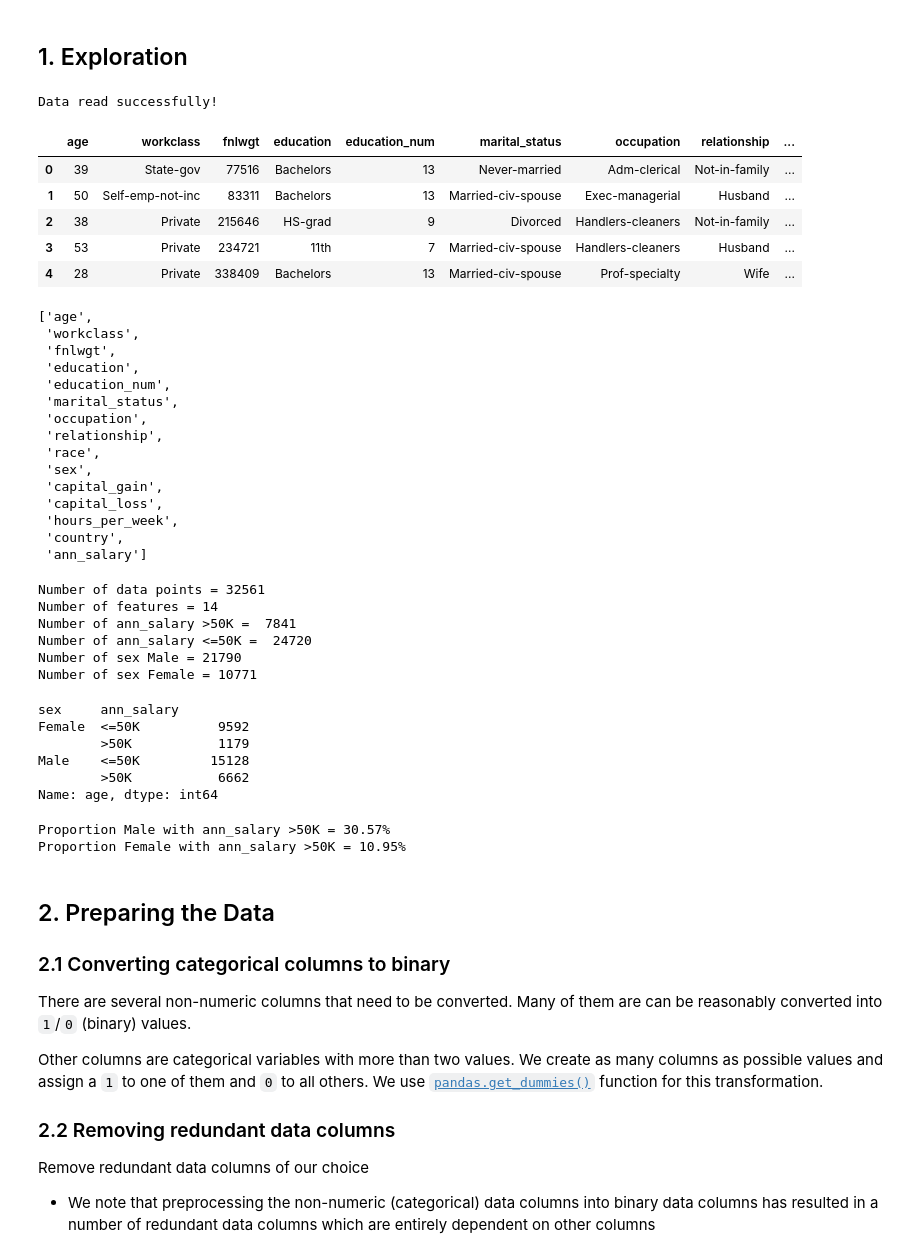
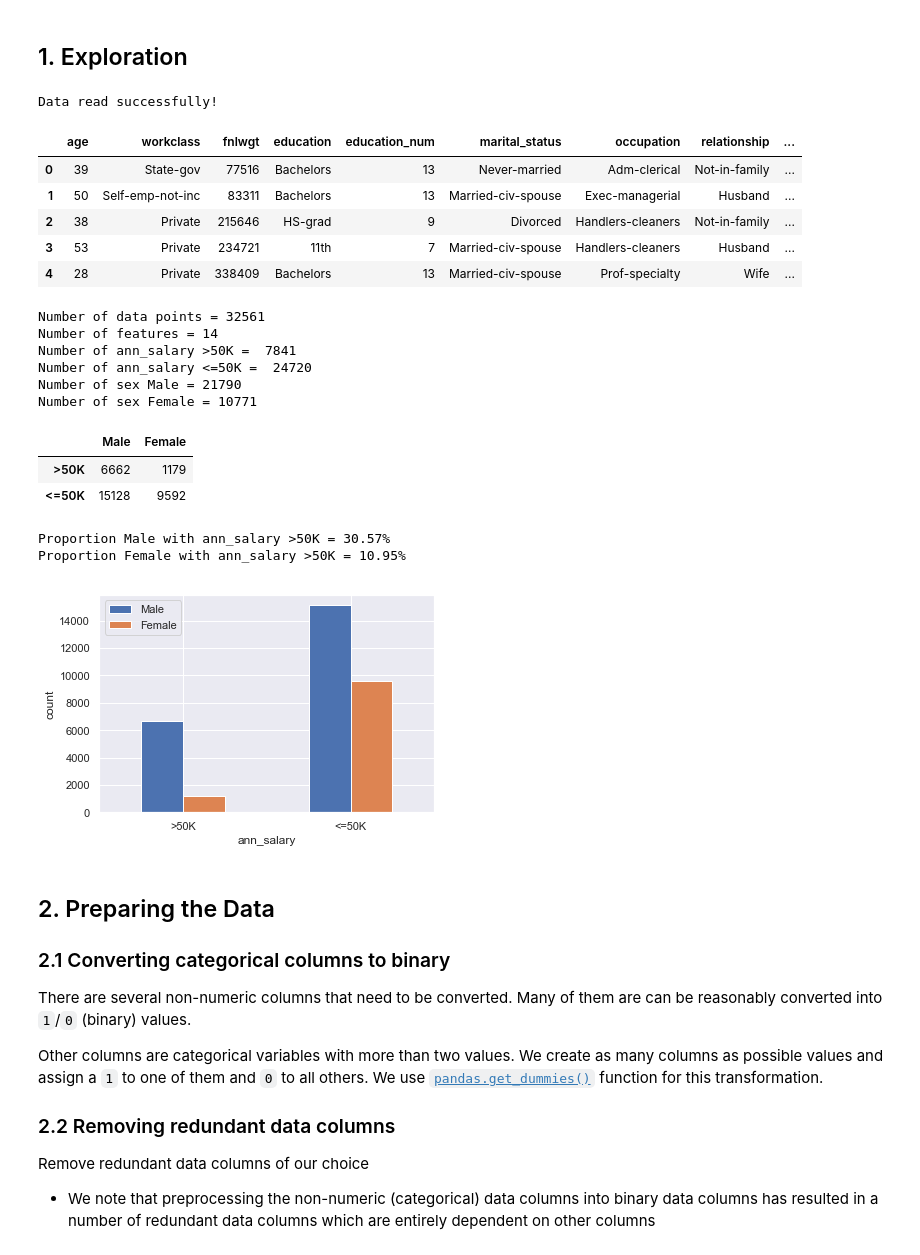
Before and after one commit to leenamurgai/debias-ml, a Jupyter notebook: source/Adult_UCI.ipynb, the cells around one changed output. Cells and saved outputs as stored; diff of their text form; code cells hidden in the pictures.

```diff
--- a/source/Adult_UCI.ipynb
+++ b/source/Adult_UCI.ipynb
@@ -16,56 +16,38 @@ Populating the interactive namespace from numpy and matplotlib
 # %% [markdown]
 ## 1. Exploration
 # %%
-from explore import basic_stats
+from plots import basic_stats
 
 data_df = pd.read_csv('../data/preprocessed/adult-data.csv', na_values='?')
 print('Data read successfully!')
 
 display(data_df.head())
-display(list(data_df))
 
-bias_col = 'sex'
-target_col = 'ann_salary'
+bias_name = 'sex'
+target_name = 'ann_salary'
 pos_target = '>50K'
 
-bias_types = basic_stats(data_df, bias_col, target_col, pos_target)
+basic_stats(data_df, bias_name, target_name, pos_target)
 # %% [output]
 Data read successfully!
 |  | age | workclass | fnlwgt | education | education_num | marital_status | occupation | relationship | ... |
 | 0 | 39 | State-gov | 77516 | Bachelors | 13 | Never-married | Adm-clerical | Not-in-family | ... |
 | 1 | 50 | Self-emp-not-inc | 83311 | Bachelors | 13 | Married-civ-spouse | Exec-managerial | Husband | ... |
 | 2 | 38 | Private | 215646 | HS-grad | 9 | Divorced | Handlers-cleaners | Not-in-family | ... |
 | 3 | 53 | Private | 234721 | 11th | 7 | Married-civ-spouse | Handlers-cleaners | Husband | ... |
 | 4 | 28 | Private | 338409 | Bachelors | 13 | Married-civ-spouse | Prof-specialty | Wife | ... |
-['age',
- 'workclass',
- 'fnlwgt',
- 'education',
- 'education_num',
- 'marital_status',
- 'occupation',
- 'relationship',
- 'race',
- 'sex',
- 'capital_gain',
- 'capital_loss',
- 'hours_per_week',
- 'country',
- 'ann_salary']
+Number of data points = 32561
+Number of features = 14
+Number of ann_salary >50K =  7841
+Number of ann_salary <=50K =  24720
+Number of sex Male = 21790
+Number of sex Female = 10771
+|  | Male | Female |
+| >50K | 6662 | 1179 |
+| <=50K | 15128 | 9592 |
-Number of data points = 32561
-Number of features = 14
-Number of ann_salary >50K =  7841
-Number of ann_salary <=50K =  24720
-Number of sex Male = 21790
-Number of sex Female = 10771
+Proportion Male with ann_salary >50K = 30.57%
+Proportion Female with ann_salary >50K = 10.95%
-sex     ann_salary
-Female  <=50K          9592
-        >50K           1179
-Male    <=50K         15128
-        >50K           6662
-Name: age, dtype: int64
-Proportion Male with ann_salary >50K = 30.57%
-Proportion Female with ann_salary >50K = 10.95%
+[figure, added]
 # %% [markdown]
 ## 2. Preparing the Data
 
```
Also changed, not shown: parts of 7 cells of this notebook, 17 other files.
